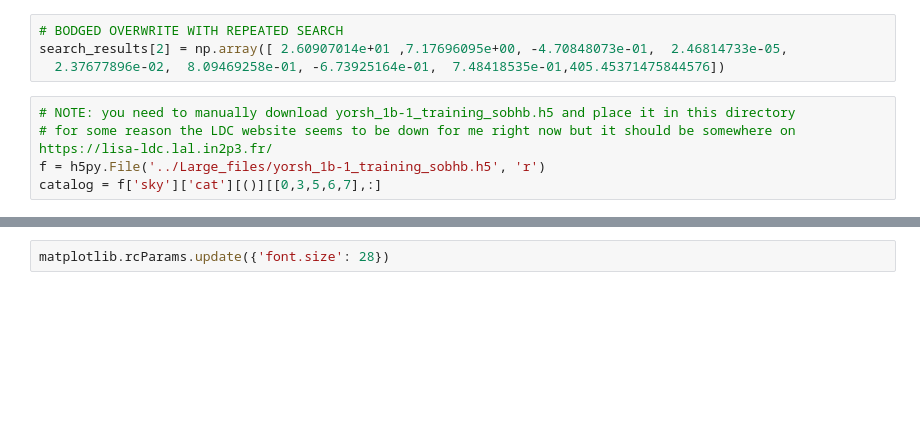
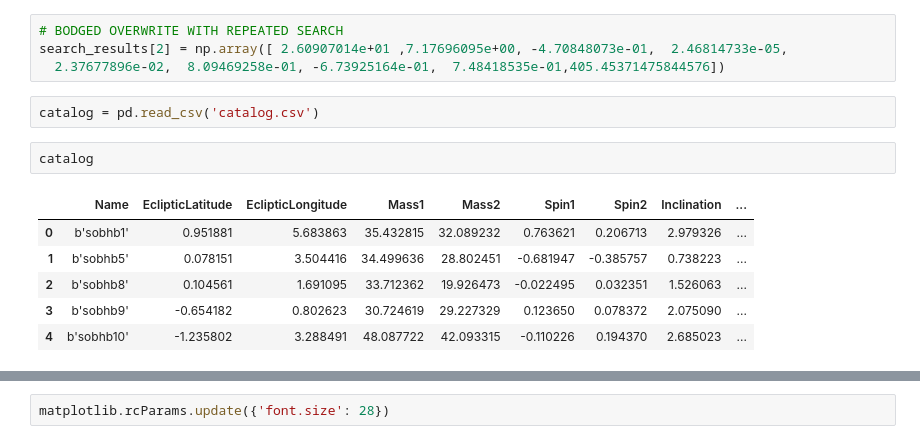
Before and after one commit to dig07/Yorsh-End-to-end-search, a Jupyter notebook: Fig1b/Sky_position_bias_plots.ipynb, the cells around one changed output, grey strips where cells are left out. Saved outputs shown, nothing was run; the diff lists cells and outputs as text; blank space fills up the shorter version.

```diff
--- a/Fig1b/Sky_position_bias_plots.ipynb
+++ b/Fig1b/Sky_position_bias_plots.ipynb
@@ -55,9 +48,15 @@ SOURCE: /rds/projects/m/moorecj-db-gwanalysis/TF_search/full_search/high_frequen
 search_results[2] = np.array([ 2.60907014e+01 ,7.17696095e+00, -4.70848073e-01,  2.46814733e-05,
   2.37677896e-02,  8.09469258e-01, -6.73925164e-01,  7.48418535e-01,405.45371475844576])
 # %%
-# NOTE: you need to manually download yorsh_1b-1_training_sobhb.h5 and place it in this directory
-# for some reason the LDC website seems to be down for me right now but it should be somewhere on https://lisa-ldc.lal.in2p3.fr/
-f = h5py.File('../Large_files/yorsh_1b-1_training_sobhb.h5', 'r')
-catalog = f['sky']['cat'][()][[0,3,5,6,7],:]
+catalog = pd.read_csv('catalog.csv')
+# %%
+catalog
+# %% [output]
+|  | Name | EclipticLatitude | EclipticLongitude | Mass1 | Mass2 | Spin1 | Spin2 | Inclination | ... |
+| 0 | b'sobhb1' | 0.951881 | 5.683863 | 35.432815 | 32.089232 | 0.763621 | 0.206713 | 2.979326 | ... |
+| 1 | b'sobhb5' | 0.078151 | 3.504416 | 34.499636 | 28.802451 | -0.681947 | -0.385757 | 0.738223 | ... |
+| 2 | b'sobhb8' | 0.104561 | 1.691095 | 33.712362 | 19.926473 | -0.022495 | 0.032351 | 1.526063 | ... |
+| 3 | b'sobhb9' | -0.654182 | 0.802623 | 30.724619 | 29.227329 | 0.123650 | 0.078372 | 2.075090 | ... |
+| 4 | b'sobhb10' | -1.235802 | 3.288491 | 48.087722 | 42.093315 | -0.110226 | 0.194370 | 2.685023 | ... |
 # %%
 
```
Also changed, not shown: parts of 16 cells of this notebook, 7 other files.
